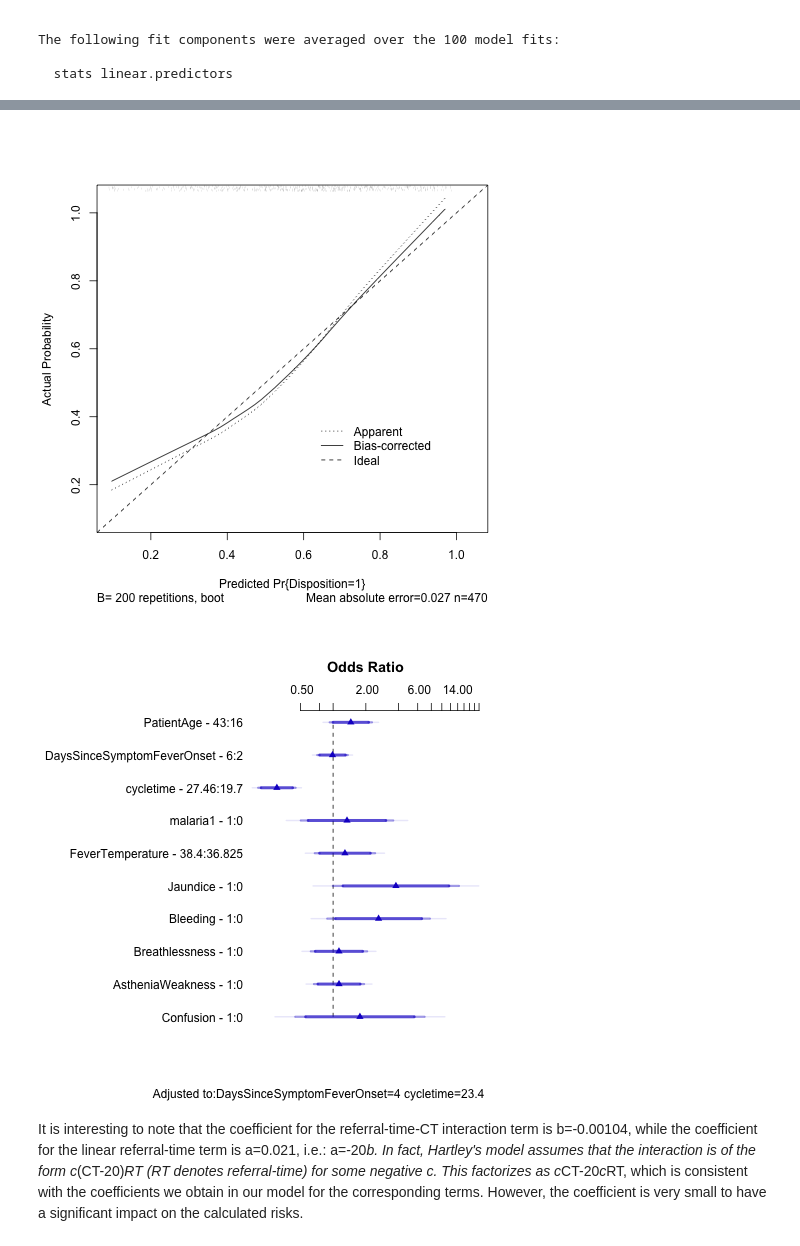
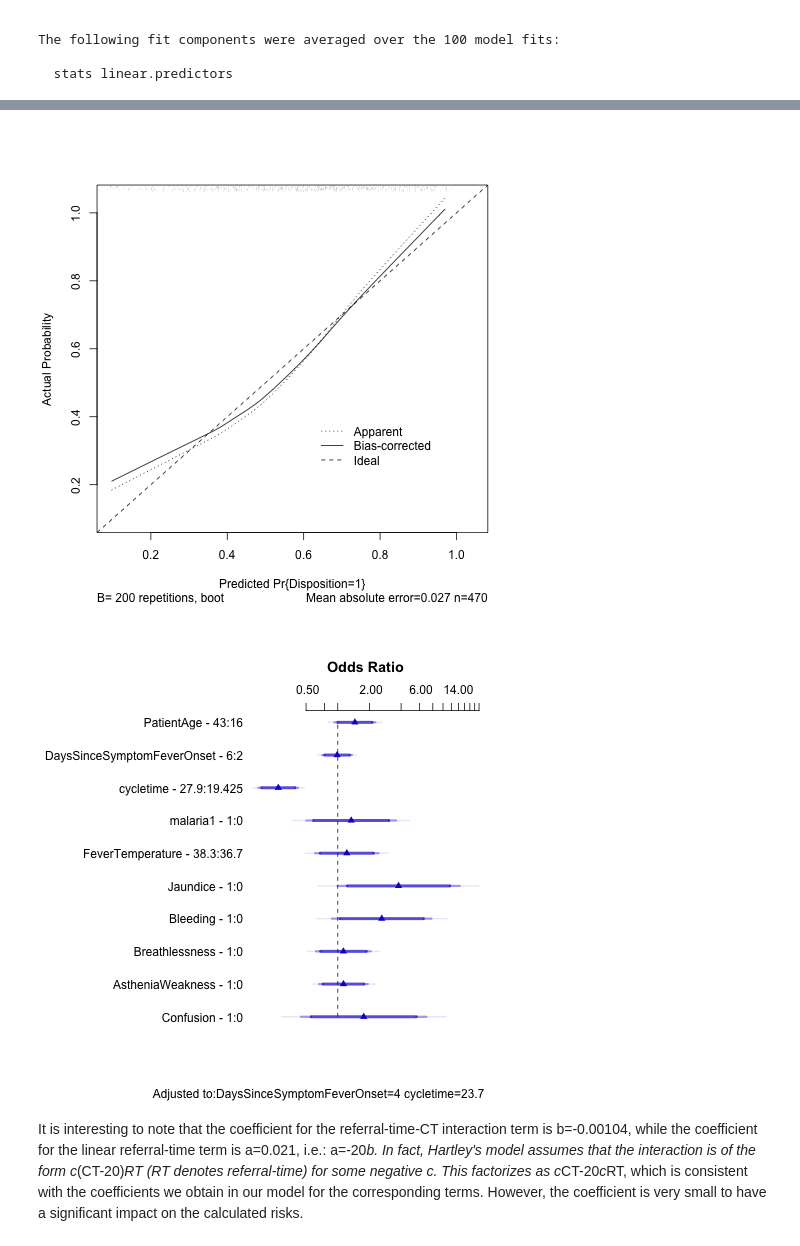
Before and after one commit to colabobio/ebola-care-guidelines, a Jupyter notebook: models/Model generation.ipynb, the cells around one changed output, grey strips where cells are left out. Cells and saved outputs as stored; diff of their text form; code cells hidden in the pictures.

Commit message:
fixes to referral-time model

```diff
--- a/models/Model generation.ipynb
+++ b/models/Model generation.ipynb
@@ -1197,9 +1197,10 @@ The prognostic model from Hartley et al. includes an interaction term between re
 Since we also have a referral-time variable in our dataset, we can try to find a similar effect. We added a linear term on the referral time, and a fist-order interaction term between CT and referral time to the parsimonious model, and inspected the coefficients of these terms in the resulting new model. Note that we use the DaysSinceSymptomFeverOnset variable, calculated as the number of days since symptom (including fever) onset. This correlates very closely with referral time, but has less missing values, so we used it instead.
 # %%
 reft_vars = ['PatientAge',
-             'DaysSinceSymptomFeverOnset', 'cycletime*DaysSinceSymptomFeverOnset',
+             'DaysSinceSymptomFeverOnset',
              'cycletime', 'malaria1', 'Fever', 'FeverTemperature',
-             'Jaundice', 'Bleeding', 'Breathlessness', 'AstheniaWeakness', 'Confusion']
+             'Jaundice', 'Bleeding', 'Breathlessness', 'AstheniaWeakness', 'Confusion',
+             'cycletime*DaysSinceSymptomFeverOnset']
 
 reft_imp_formula = makeImputeFormula(out_var, reft_vars)
 reft_vars.remove('Fever')
@@ -1248,54 +1249,6 @@ The following fit components were averaged over the 100 model fits:
   stats linear.predictors
 # %%
 %%R -i reft_folder,reft_vars
-
-
-
-saveModelToCSV <- function(f, vars, dir) {
-    terms = names(f$coefficients)
-    coeff = unname(f$coefficients)
-
-    # Extract RCS knots from model specs.
-    # This code is now specific to get the knots for age and fever temperature,
-    # but it could be generalized easily by providing a list with all the
-    # variables modeled as RCS.
-
-    spec = specs(f)
-    # print(str(spec)) # This is useful to understand the structure of the object
-
-    ageIdx <- which(vars == "PatientAge")
-    tempIdx <- which(vars == "FeverTemperature")
-    ageKnots <- spec$how.modeled[ageIdx, 2]
-    tempKnots <- spec$how.modeled[tempIdx, 2]
-    ageKnots <- trim(ageKnots)
-    tempKnots <- trim(tempKnots)
-
-    print(spec$how.modeled)
-    print(tempIdx)
-
-    types <- rep.int("linear", length(terms))
-    knots = rep.int("none", length(terms))
-
-    age0 <- which(terms == "PatientAge")
-    age1 <- which(terms == "PatientAge'")
-
-    temp0 <- which(terms == "FeverTemperature")
-    temp1 <- which(terms == "FeverTemperature'")
-
-    types[age0] <- "RCS0"
-    types[age1] <- "RCS1"
-    knots[age1] <- ageKnots
-
-    types[temp0] <- "RCS0"
-    types[temp1] <- "RCS1"
-    knots[temp1] <- tempKnots
-
-    model <- data.frame("Term" = terms, "Coefficient" = coeff, "Type" = types, "Knots" = knots)
-    write.table(model, file = paste0(dir, "/model.csv"), sep = ",", row.names=FALSE, qmethod = "double")
-}
-
-
-
 
 saveDescription(f=reft_model, vars=reft_vars, dir=reft_folder)
 saveEvaluation(an=reft_anova, val=reft_val, cal=reft_cal, dir=reft_folder)
@@ -1307,33 +1260,33 @@ f <- reft_update
 
 pdf(paste0(dir, "/partial.pdf"), useDingbats=FALSE)
 print(ggplot(Predict(f), sepdiscrete='vertical', vnames='names',
              rdata=df, histSpike.opts=list(frac=function(f) .1*f/max(f))))
 dev.off()
 
 pdf(paste0(dir, "/or.pdf"), useDingbats=FALSE)
 plot(summary(f), log=TRUE)
 dev.off()
 
 plot(summary(f), log=TRUE)
 # %% [output]
 Logistic Regression Model
 
  fit.mult.impute(formula = as.formula(reft_lgr_formula), fitter = lrm,
      xtrans = reft_impute, data = src_data)
 
                        Model Likelihood     Discrimination    Rank Discrim.
                           Ratio Test           Indexes           Indexes
  Obs           470    LR chi2     126.62    R2       0.317    C       0.792
   0            198    d.f.            13    g        1.486    Dxy     0.584
   1            272    Pr(> chi2) <0.0001    gr       4.448    gamma   0.584
  max |deriv| 4e-08                          gp       0.279    tau-a   0.286
                                             Brier    0.185
 ... (57 lines left out)
 
 
 n=470   Mean absolute error=0.027   Mean squared error=0.00118
 0.9 Quantile of absolute error=0.039
 [figure]
-[figure, old version]
+[figure, new version]
 # %% [markdown]
 It is interesting to note that the coefficient for the referral-time-CT interaction term is b=-0.00104, while the coefficient for the linear referral-time term is a=0.021, i.e.: a=-20*b. In fact, Hartley's model assumes that the interaction is of the form c*(CT-20)*RT (RT denotes referral-time) for some negative c. This factorizes as c*CT-20*c*RT, which is consistent with the coefficients we obtain in our model for the corresponding terms. However, the coefficient is very small to have a significant impact on the calculated risks.
```
Also changed, not shown: parts of 1 cell of this notebook, 5 other files.
